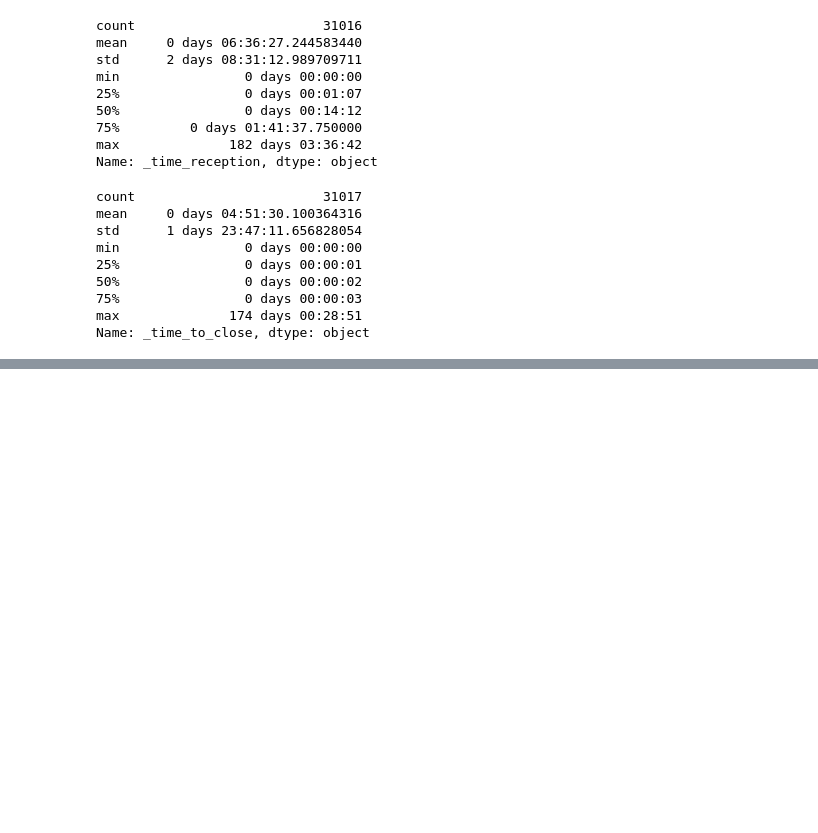
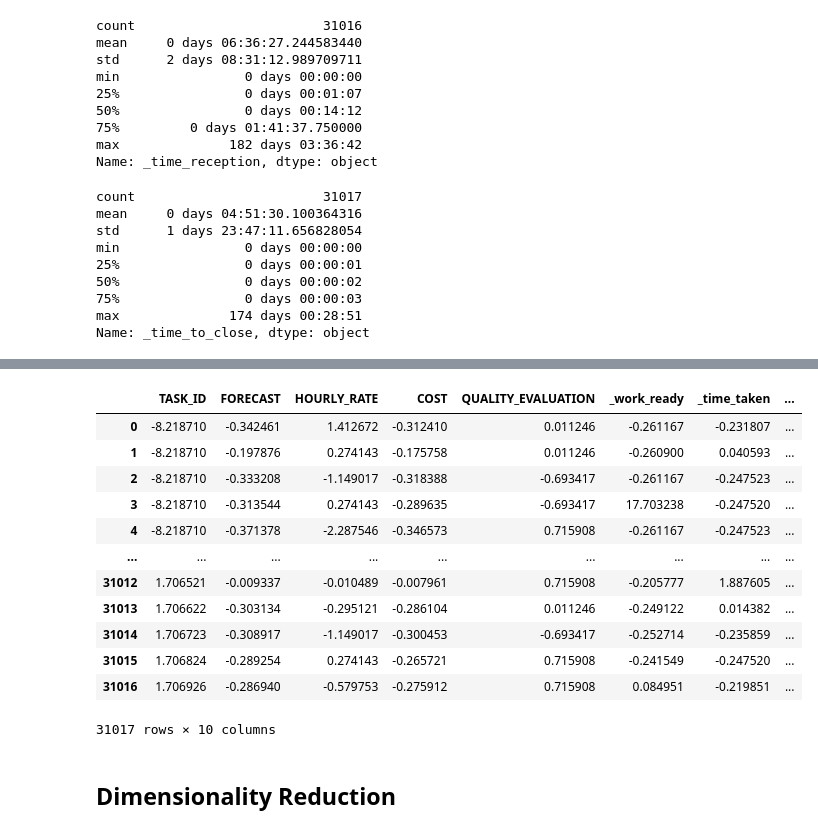
Before and after one commit to tomiock/TARS, a Jupyter notebook: notebooks/data_enhanced.ipynb, the cells around one changed output, grey strips where cells are left out. Cells and saved outputs as stored; diff of their text form; code cells hidden in the pictures; blank space fills up the shorter version.

```diff
--- a/notebooks/data_enhanced.ipynb
+++ b/notebooks/data_enhanced.ipynb
@@ -141,0 +167,25 @@ df.to_csv("../data/data_enhanced.csv", decimal=".")
+# %%
+from sklearn.preprocessing import LabelEncoder
+
+# add the task_type
+df_scaled['TASK_TYPE'] = df['TASK_TYPE']
+
+le = LabelEncoder()
+df_scaled['TASK_TYPE'] = le.fit_transform(df_scaled['TASK_TYPE'])
+df_scaled
+# %% [output]
+|  | TASK_ID | FORECAST | HOURLY_RATE | COST | QUALITY_EVALUATION | _work_ready | _time_taken | ... |
+| 0 | -8.218710 | -0.342461 | 1.412672 | -0.312410 | 0.011246 | -0.261167 | -0.231807 | ... |
+| 1 | -8.218710 | -0.197876 | 0.274143 | -0.175758 | 0.011246 | -0.260900 | 0.040593 | ... |
+| 2 | -8.218710 | -0.333208 | -1.149017 | -0.318388 | -0.693417 | -0.261167 | -0.247523 | ... |
+| 3 | -8.218710 | -0.313544 | 0.274143 | -0.289635 | -0.693417 | 17.703238 | -0.247520 | ... |
+| 4 | -8.218710 | -0.371378 | -2.287546 | -0.346573 | 0.715908 | -0.261167 | -0.247523 | ... |
+| ... | ... | ... | ... | ... | ... | ... | ... | ... |
+| 31012 | 1.706521 | -0.009337 | -0.010489 | -0.007961 | 0.715908 | -0.205777 | 1.887605 | ... |
+| 31013 | 1.706622 | -0.303134 | -0.295121 | -0.286104 | 0.011246 | -0.249122 | 0.014382 | ... |
+| 31014 | 1.706723 | -0.308917 | -1.149017 | -0.300453 | -0.693417 | -0.252714 | -0.235859 | ... |
+| 31015 | 1.706824 | -0.289254 | 0.274143 | -0.265721 | 0.715908 | -0.241549 | -0.247520 | ... |
+| 31016 | 1.706926 | -0.286940 | -0.579753 | -0.275912 | 0.715908 | 0.084951 | -0.219851 | ... |
+31017 rows × 10 columns
+# %% [markdown]
+## Dimensionality Reduction
```
Also changed, not shown: parts of 20 cells of this notebook, 1 other file.
